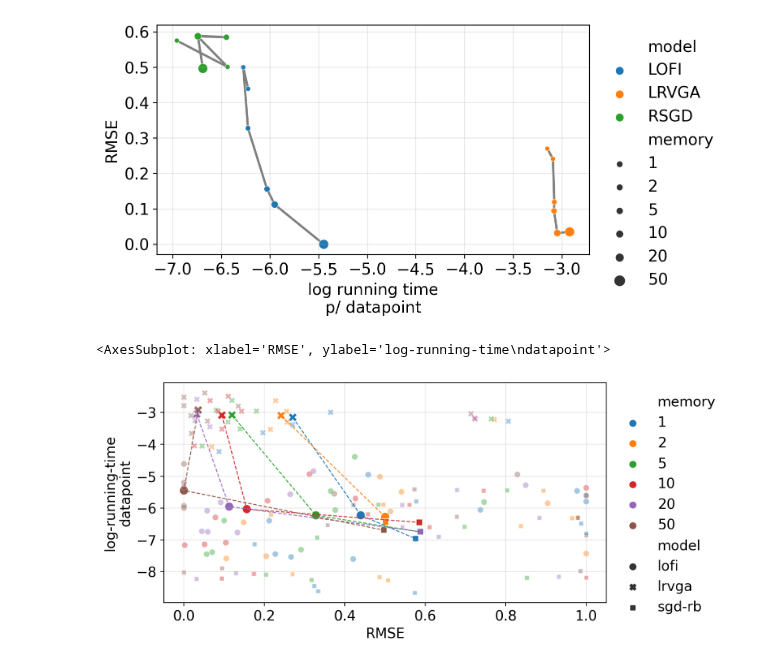
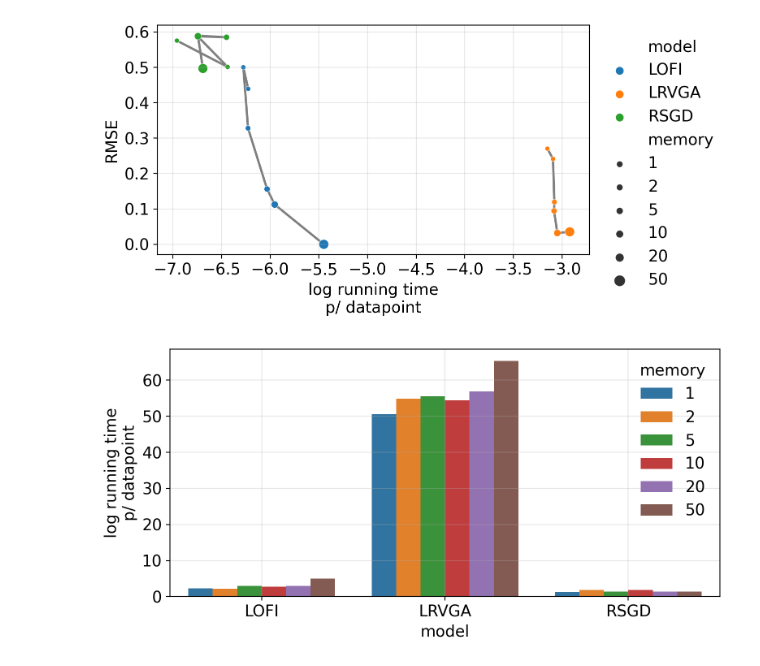
Before and after one commit to probml/rebayes, a Jupyter notebook: demos/showdown/time-analysis.ipynb, the cells around one changed output. Saved outputs shown, nothing was run; the diff lists cells and outputs as text; code cells hidden in the pictures.

Commit message:
Update time-analysis notebook

```diff
--- a/demos/showdown/time-analysis.ipynb
+++ b/demos/showdown/time-analysis.ipynb
@@ -112,45 +112,19 @@ plt.savefig("../figures/metric-vs-running-time-median-by-model.pdf")
 # %% [output]
 [figure]
-# %%
-fig, ax = plt.subplots(figsize=(8, 4))
-sns.scatterplot(
-    y="log_running_time_dp",
-    x="std_test",
-    style="model",
-    hue="memory",
-    data=summary,
-    ax=ax,
-    s=80,
-    palette="tab10"
-)
-
-colors = jnp.arange(0, 10)
-colors = plt.cm.tab10(colors)
-
-sizes_mem =[1, 2, 5, 10, 20, 50]
-for k, c in zip(sizes_mem, colors):
-    x0, y0 = summary.loc[("lrvga", k), ("std_test", "log_running_time_dp")]
-    x1, y1 = summary.loc[("lofi", k), ("std_test", "log_running_time_dp")]
-    x2, y2 = summary.loc[("sgd-rb", k), ("std_test", "log_running_time_dp")]
-
-    ax.plot([x0, x1, x2], [y0, y1, y2], c=c, linestyle="--", linewidth=1, alpha=0.9)
-plt.ylabel("log-running-time\ndatapoint")
-plt.xlabel("RMSE")
-ax.legend(bbox_to_anchor=(1.0, 1.0), frameon=False)
-ax.grid(alpha=0.3)
-
-
-sns.scatterplot(
-    y="log_running_time_dp",
-    x="std_test",
-    hue="memory",
-    style="model",
-    data=df_all,
-    ax=ax,
-    palette="tab10",
-    alpha=0.4,
-    legend=False
-)
-# %% [output]
-<AxesSubplot: xlabel='RMSE', ylabel='log-running-time\ndatapoint'>
-[figure, removed]
+# %%
+fig, ax = plt.subplots(figsize=(8, 4))
+sns.barplot(
+    x="model",
+    y="running_time",
+    hue="memory",
+    data=summary.rename(mapping_name).assign().reset_index(),
+    ax=ax,
+    palette="tab10"
+)
+ax.legend(bbox_to_anchor=(1.0, 1.0), frameon=False, title="memory")
+plt.ylabel("log running time\np/ datapoint")
+ax.grid(alpha=0.3)
+plt.tight_layout()
+plt.savefig("running-time-by-model-and-memory.pdf")
+# %% [output]
+[figure, added]
```
Also changed, not shown: parts of 5 cells of this notebook.
